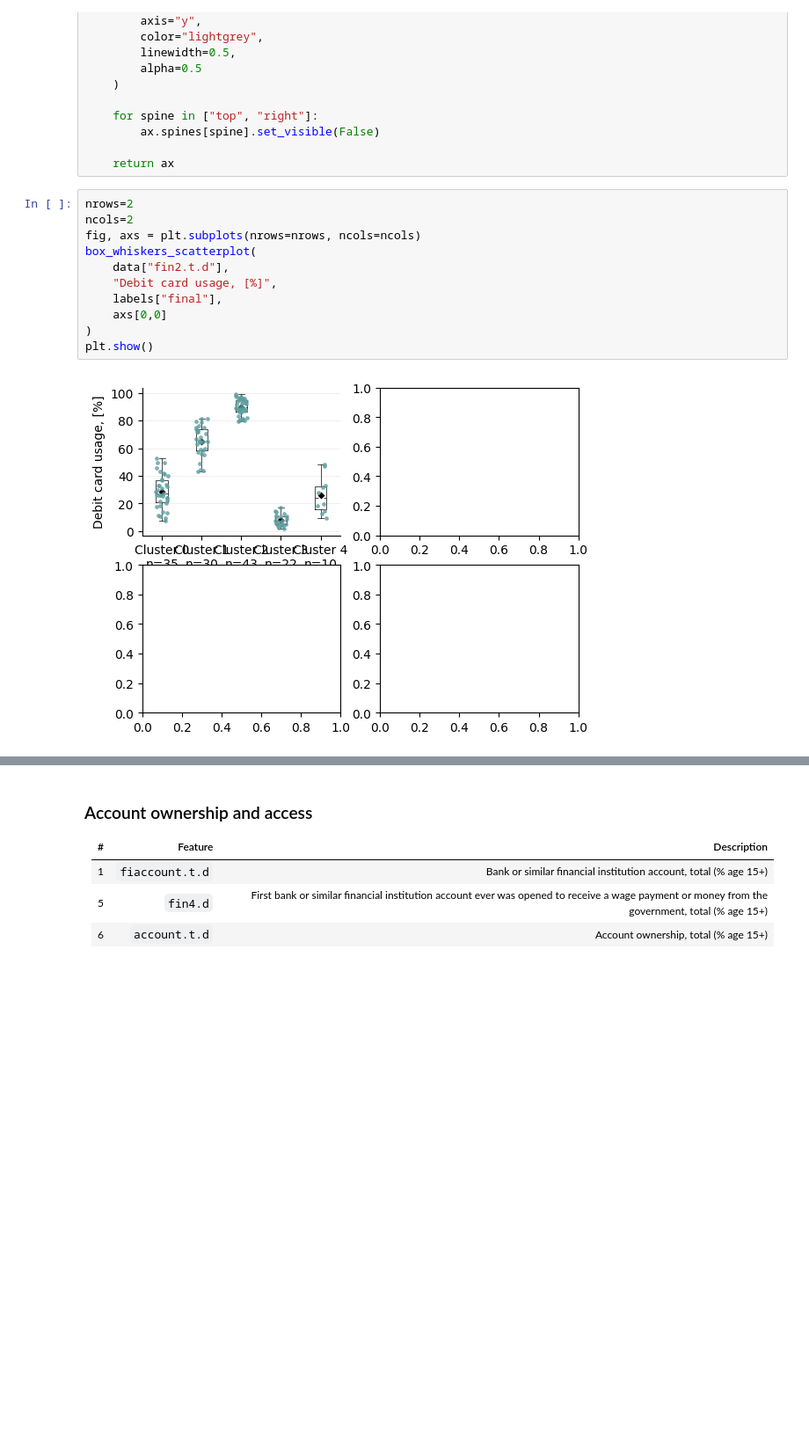
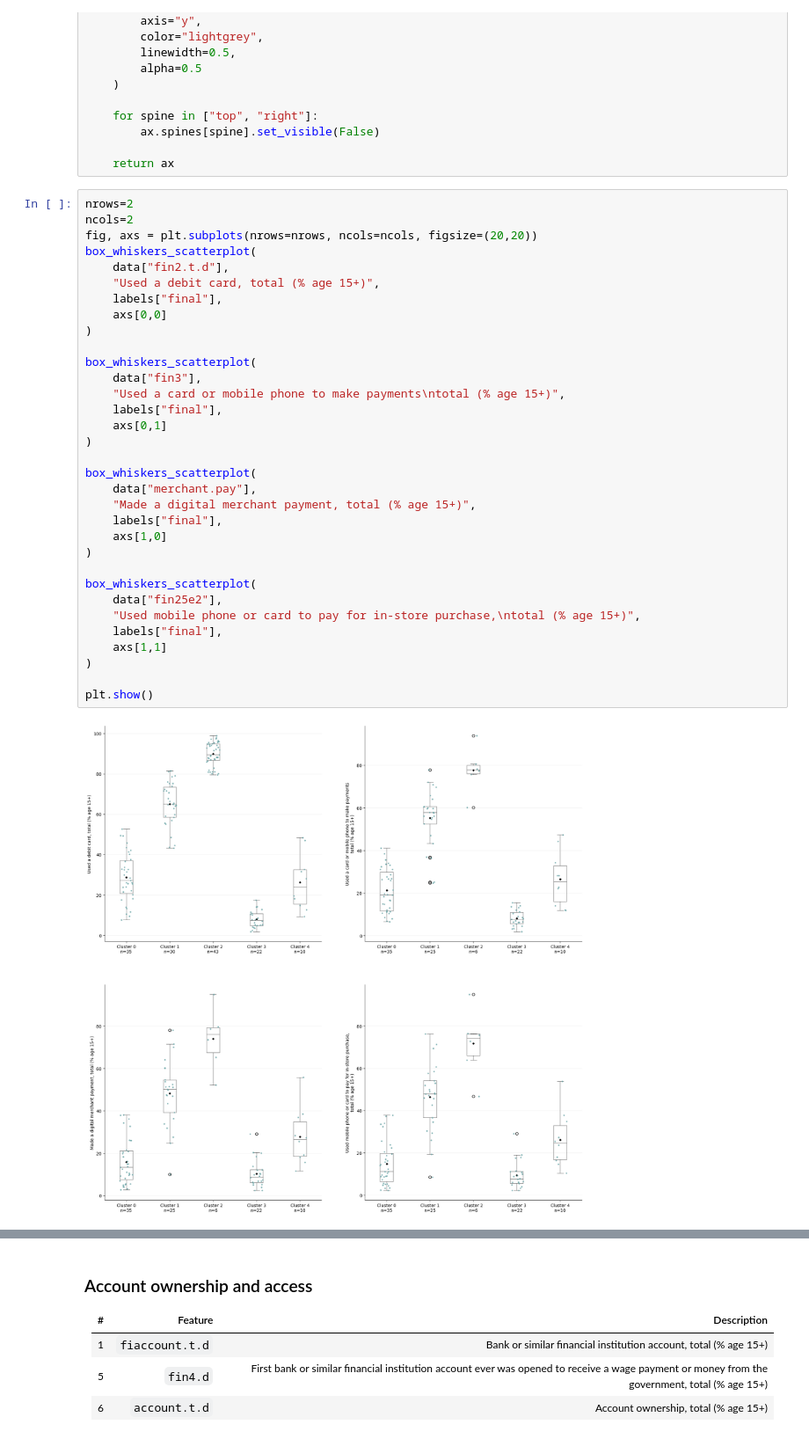
Before and after one commit to reebme/financial-attitudes-clustering, a Jupyter notebook: Notebooks/04_Clustering_Analysis.ipynb, the cells around one changed output, grey strips where cells are left out. Shown at 88% size. Cells and saved outputs as stored; diff of their text form; blank space fills up the shorter version.

```diff
--- a/Notebooks/04_Clustering_Analysis.ipynb
+++ b/Notebooks/04_Clustering_Analysis.ipynb
@@ -565,13 +659,35 @@ def box_whiskers_scatterplot(
 # %%
 nrows=2
 ncols=2
-fig, axs = plt.subplots(nrows=nrows, ncols=ncols)
+fig, axs = plt.subplots(nrows=nrows, ncols=ncols, figsize=(20,20))
 box_whiskers_scatterplot(
     data["fin2.t.d"],
-    "Debit card usage, [%]",
+    "Used a debit card, total (% age 15+)",
     labels["final"],
     axs[0,0]
 )
+
+box_whiskers_scatterplot(
+    data["fin3"],
+    "Used a card or mobile phone to make payments\ntotal (% age 15+)",
+    labels["final"],
+    axs[0,1]
+)
+
+box_whiskers_scatterplot(
+    data["merchant.pay"],
+    "Made a digital merchant payment, total (% age 15+)",
+    labels["final"],
+    axs[1,0]
+)
+
+box_whiskers_scatterplot(
+    data["fin25e2"],
+    "Used mobile phone or card to pay for in-store purchase,\ntotal (% age 15+)",
+    labels["final"],
+    axs[1,1]
+)
+
 plt.show()
 # %% [output]
-[figure, old version]
+[figure, new version]
```
Also changed, not shown: parts of 18 cells of this notebook.
